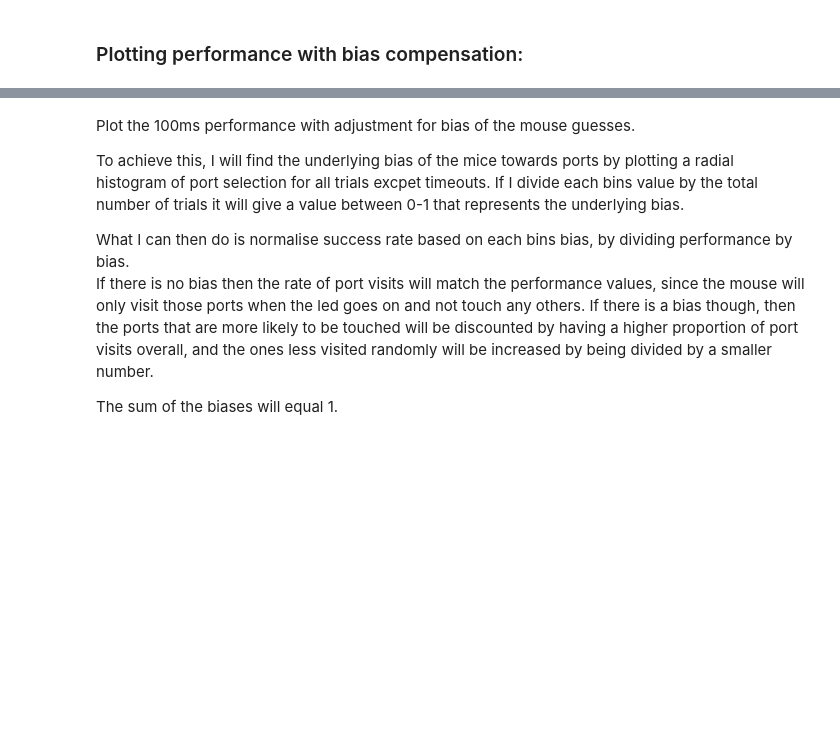
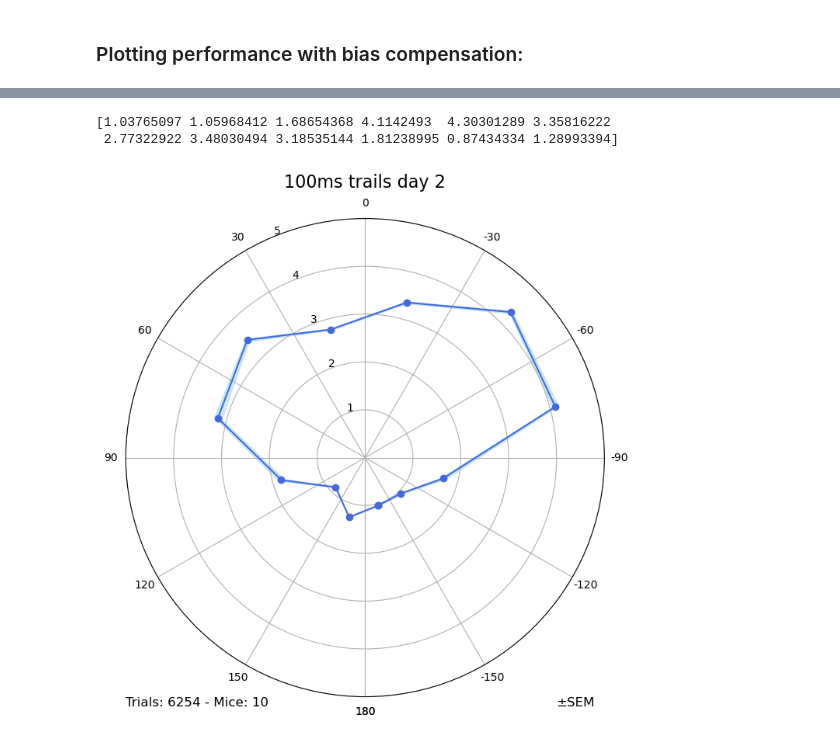
Before and after one commit to stef1029/hex_behav_analysis, a Jupyter notebook: PP_analysis_notebook_July_cohort.ipynb, the cells around one changed output, grey strips where cells are left out. Drawn from its saved outputs; the diff is of its cells as text; code cells hidden in the pictures; blank space fills up the shorter version.

```diff
--- a/PP_analysis_notebook_July_cohort.ipynb
+++ b/PP_analysis_notebook_July_cohort.ipynb
@@ -382,0 +392,6 @@ Catch Performance Mean: [0.03234252 0.06749198 0.11507937 0.44898823 0.62226496
+# %%
+day_2_100ms = [session for session in phases['9c'] if session[:6] == '240725']
+day_2_100ms_sessions = [Session(cohort.get_session(session)) for session in day_2_100ms]
+
+day_3_100ms = [session for session in phases['9c'] if session[:6] == '240726']
+day_3_100ms_sessions = [Session(cohort.get_session(session)) for session in day_3_100ms]
@@ -383,11 +426,16 @@ Catch Performance Mean: [0.03234252 0.06749198 0.11507937 0.44898823 0.62226496
 # %%
 import PP_plot_performance_bias_adjusted
-# %% [markdown]
-Plot the 100ms performance with adjustment for bias of the mouse guesses.
-
-To achieve this, I will find the underlying bias of the mice towards ports by plotting a radial histogram of port selection for all trials excpet timeouts. If I divide each bins value by the total number of trials it will give a value between 0-1 that represents the underlying bias.
-
-What I can then do is normalise success rate based on each bins bias, by dividing performance by bias.
-If there is no bias then the rate of port visits will match the performance values, since the mouse will only visit those ports when the led goes on and not touch any others. If there is a bias though, then the ports that are more likely to be touched will be discounted by having a higher proportion of port visits overall, and the ones less visited randomly will be increased by being divided by a smaller number.
-
-The sum of the biases will equal 1.
+# %%
+importlib.reload(PP_plot_performance_bias_adjusted)
+sessions = day_2_100ms_sessions + day_3_100ms_sessions
+PP_plot_performance_bias_adjusted.plot_performance_by_angle(sessions,
+                                              title = '100ms trails day 2',
+                                              bin_mode = 'manual',
+                                              trials_per_bin=100,
+                                              plot_mode='radial',
+                                              cue_mode='both',
+                                              error_bars='SEM')
+# %% [output]
+[1.03765097 1.05968412 1.68654368 4.1142493  4.30301289 3.35816222
+ 2.77322922 3.48030494 3.18535144 1.81238995 0.87434334 1.28993394]
+[figure, added]
```
Also changed, not shown: parts of 3 cells of this notebook, 2 other files.
